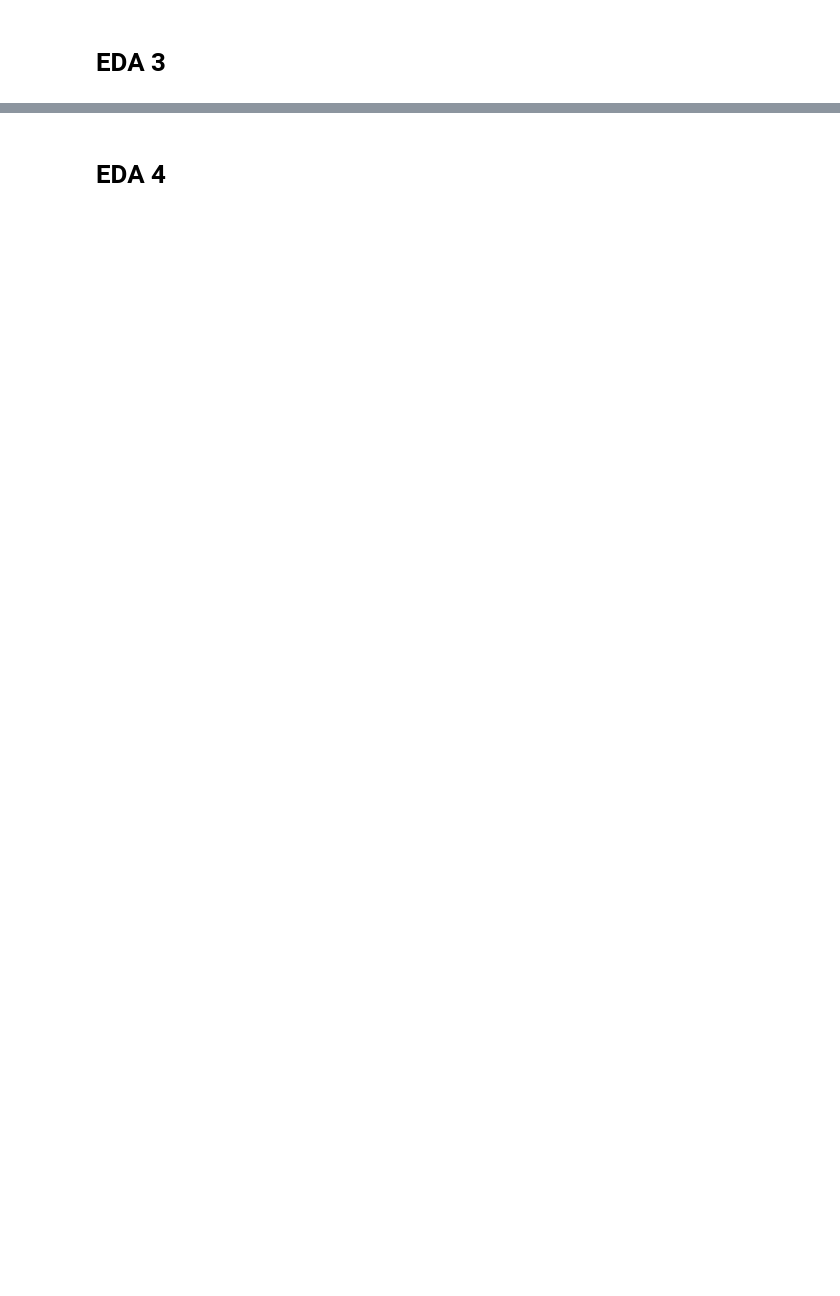
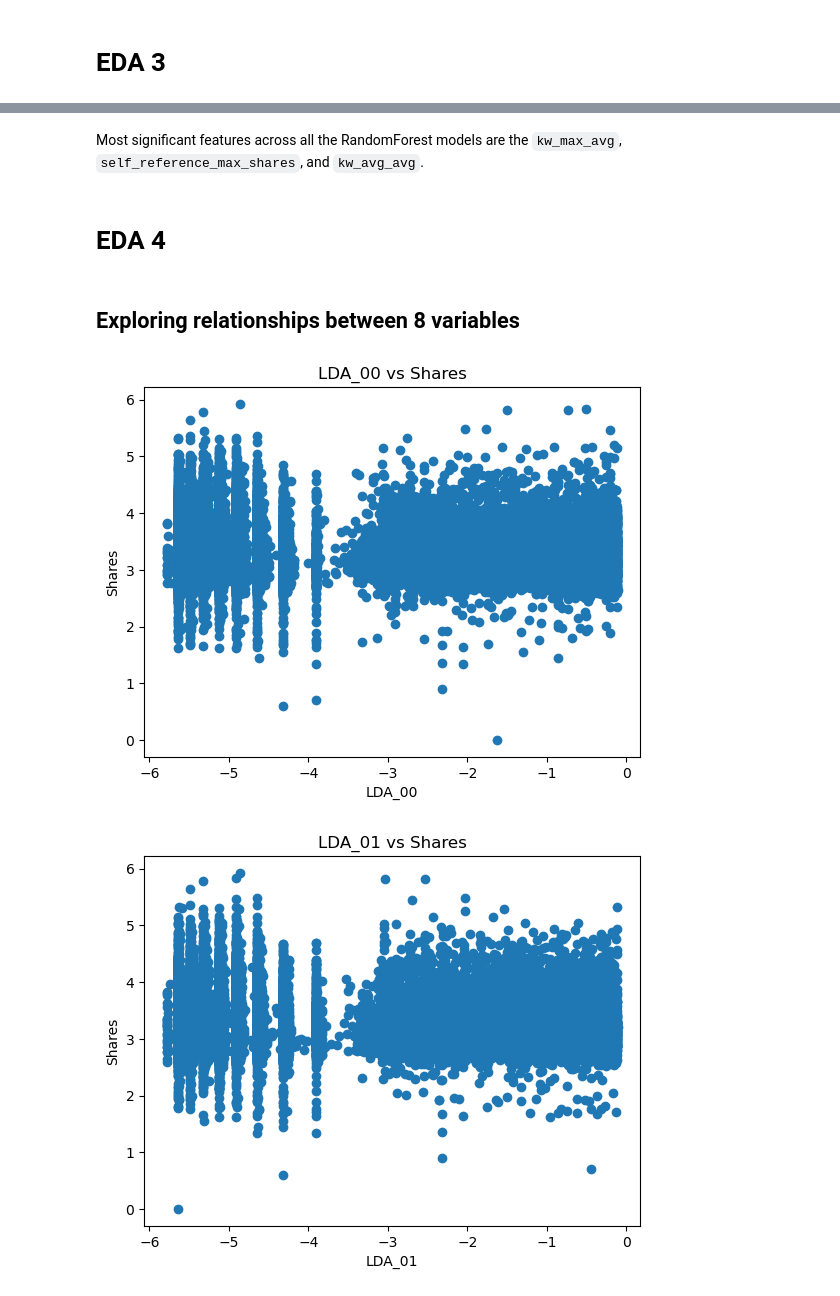
Before and after one commit to stat220/final-lab-chase-cole-grant-noah-group-2, a Jupyter notebook: final-lab.ipynb, the cells around one changed output, grey strips where cells are left out. Drawn from its saved outputs; the diff is of its cells as text; code cells hidden in the pictures; blank space fills up the shorter version.

```diff
--- a/final-lab.ipynb
+++ b/final-lab.ipynb
@@ -324,2 +311,22 @@ plt.show()
+# %% [markdown]
+Most significant features across all the RandomForest models are the `kw_max_avg`, `self_reference_max_shares`, and `kw_avg_avg`.
 # %% [markdown]
 # EDA 4
+# %% [markdown]
+## Exploring relationships between 8 variables
+# %%
+sig_feats_df = df[['LDA_00','LDA_01','LDA_02','LDA_03','LDA_04','kw_max_avg','kw_avg_avg','self_reference_max_shares']]
+y = df['shares']
+
+for feat in sig_feats_df.columns:
+    if 'LDA' in feat:
+        plt.scatter(np.log2(sig_feats_df[feat]), y)
+    else:
+        plt.scatter(np.log10(sig_feats_df[feat]), y)
+    plt.xlabel(feat)
+    plt.ylabel('Shares')
+    plt.title(f'{feat} vs Shares')
+    plt.show()
+# %% [output]
+[figure, added]
+[figure, added]
```
Also changed, not shown: parts of 31 cells of this notebook.
